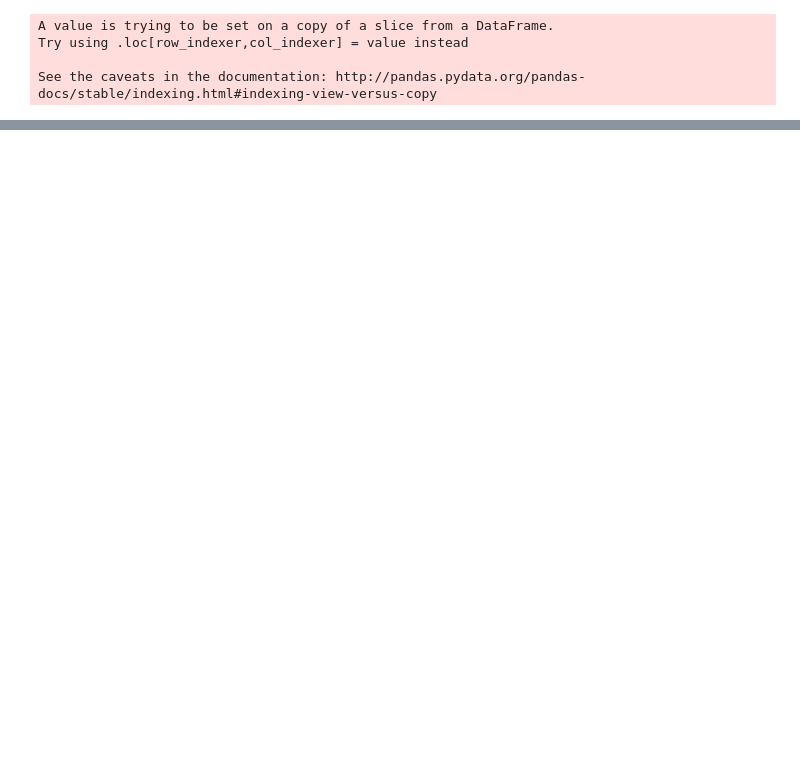
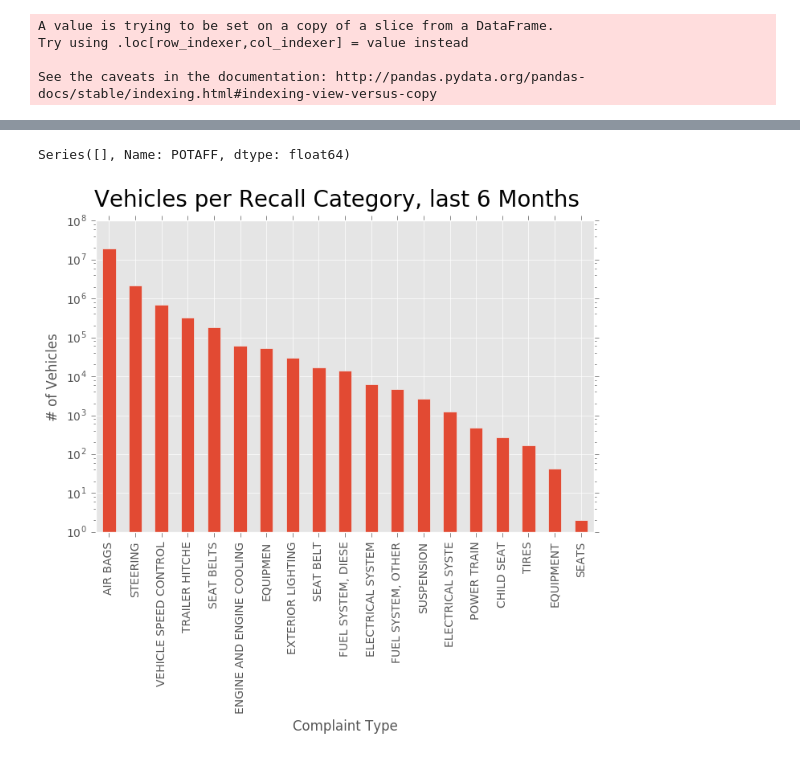
Before and after one commit to csasantos/nhtsa-recalls, a Jupyter notebook: recall_notebook.ipynb, the cells around one changed output, grey strips where cells are left out. Cells and saved outputs as stored; diff of their text form; code cells hidden in the pictures; blank space fills up the shorter version.

Commit message:
Created a pareto chart for suv complaint type frequency

```diff
--- a/recall_notebook.ipynb
+++ b/recall_notebook.ipynb
@@ -195,16 +216,29 @@ See the caveats in the documentation: http://pandas.pydata.org/pandas-docs/stabl
 suv_df.to_excel('comp.xlsx')
 # %%
 #Unstacking from multiindex series back to dataframe
-issuefreq = suv_df.groupby(by=['Timestamp','COMPNAME'])['POTAFF'].sum()
-issuefreq = issuefreq.reset_index().pivot(index='Timestamp', columns='COMPNAME')
-issuefreq.index.to_datetime()
+#issuefreq = suv_df.groupby(by=['Timestamp','COMPNAME'])['POTAFF'].sum()
+#issuefreq = suv_df.groupby(by=['COMPNAME'])['POTAFF'].sum()
+#issuefreq = issuefreq.reset_index().pivot(index='Timestamp', columns='COMPNAME')
+#issuefreq.index.to_datetime()
 
 #Look at address below for resample docs
 #http://pandas.pydata.org/pandas-docs/stable/timeseries.html#offset-aliases
 #issuefreq = issuefreq.resample('W').sum()
 
-start = issuefreq.index.searchsorted(dt.datetime(2016, 1, 2))
-end = issuefreq.index.searchsorted(dt.datetime(2017, 1, 4))
+issuefreq = suv_df.groupby(by=['COMPNAME'])['POTAFF'].sum()
+issuefreq.sort_values(inplace=True, axis=0, ascending=False)
+
+ax2 = issuefreq.plot(kind='bar', figsize= (8,5))
+fig2 = ax2.get_figure()
+ax2.set_yscale('log')
+fig2.savefig("output2.pdf")
+ax2.set_xlabel("Complaint Type", fontsize=12)
+ax2.set_ylabel("# of Vehicles", fontsize=12)
+fig2.suptitle('Vehicles per Recall Category, last 6 Months', fontsize=20)
+#ax2.set_xticklabels(ax2.xaxis.get_majorticklabels(),rotation=45)
+
+#start = issuefreq.index.searchsorted(dt.datetime(2016, 1, 2))
+#end = issuefreq.index.searchsorted(dt.datetime(2017, 1, 4))
 #start = pd.datetime(2015, 1, 1)
 #end = pd.datetime(2016, 1, 1)
 #drng = pd.bdate_range(start, end, freq='W')
@@ -224,0 +249,2 @@ issuefreq.ix[start:end]
+Series([], Name: POTAFF, dtype: float64)
+[figure, added]
```
Also changed, not shown: parts of 4 cells of this notebook.
